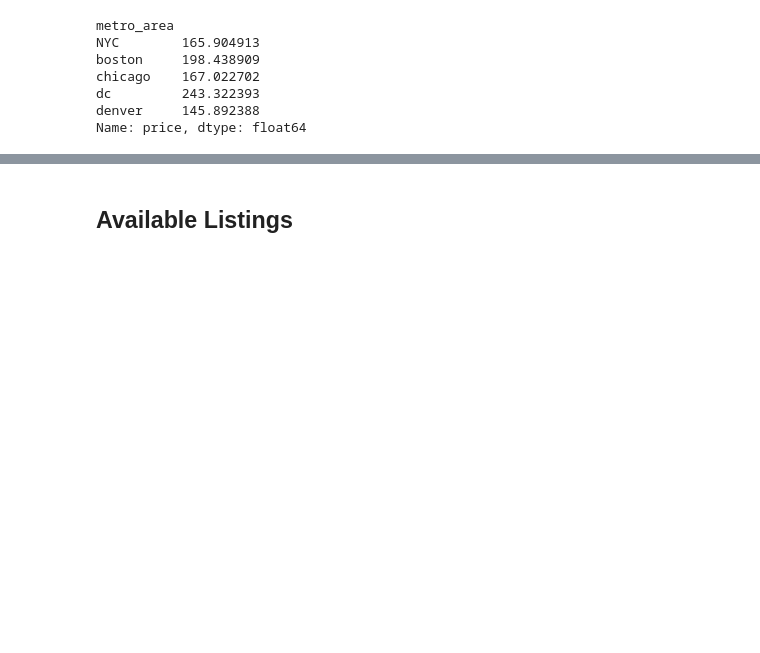
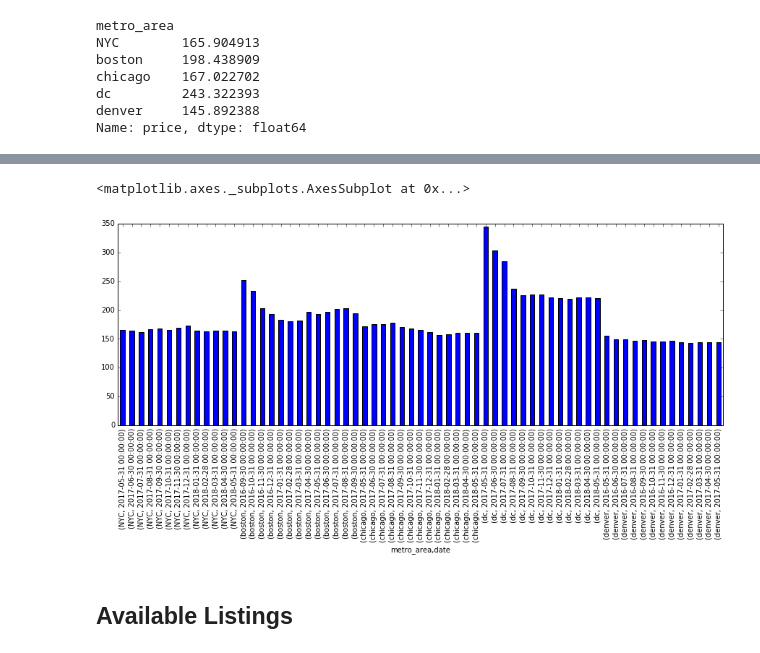
Before and after one commit to MattUnderscoreZhang/CitadelDataOpen, a Jupyter notebook: Calendar_Analysis.ipynb, the cells around one changed output, grey strips where cells are left out. Cells and saved outputs as stored; diff of their text form; code cells hidden in the pictures; blank space fills up the shorter version.

```diff
--- a/Calendar_Analysis.ipynb
+++ b/Calendar_Analysis.ipynb
@@ -70,3 +116,9 @@ metro_month_calendar.plot()
+# %%
+# all 5 cities shown below - monthly average price by all listings
+calendar.groupby('metro_area')['price'].resample('M', how=np.mean).plot(kind='bar', figsize=(15,5))
+# %% [output]
+<matplotlib.axes._subplots.AxesSubplot at 0x...>
+[figure, added]
 # %% [markdown]
 ## Available Listings
 # %% [markdown]
```
Also changed, not shown: parts of 13 cells of this notebook.
